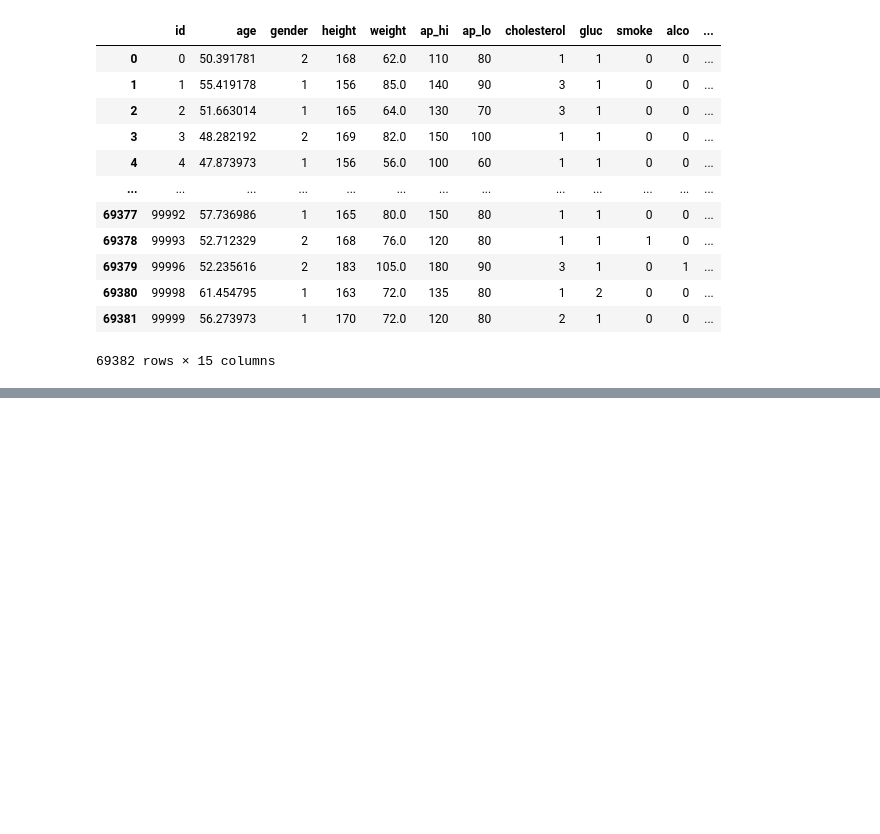
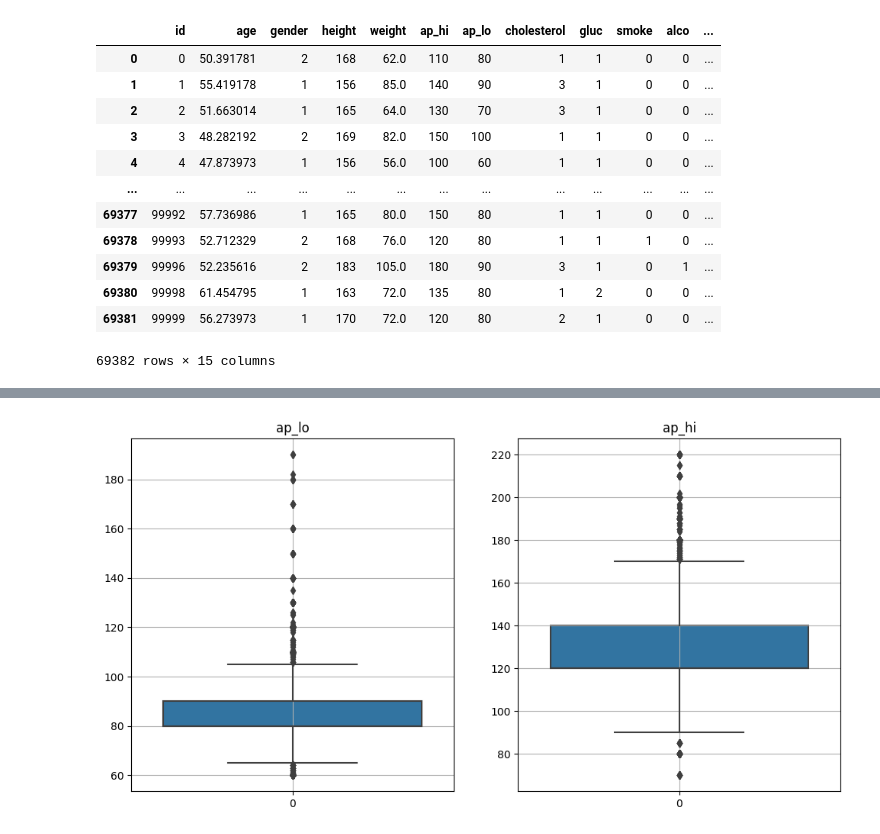
Before and after one commit to Razjoh/Machine-learning-Rasmus-Johansson, a Jupyter notebook: Labb/EDA_disease.ipynb, the cells around one changed output, grey strips where cells are left out. Saved outputs shown, nothing was run; the diff lists cells and outputs as text; code cells hidden in the pictures; blank space fills up the shorter version.

```diff
--- a/Labb/EDA_disease.ipynb
+++ b/Labb/EDA_disease.ipynb
@@ -416,0 +473,6 @@ df
+# %%
+# remove impossible lows
+df.drop(df.query("ap_hi < 70 | ap_lo < 60").index, inplace=True)
+# remove impossible highs
+df.drop(df.query("ap_hi > 220 | ap_lo > 200").index, inplace=True)
+df
@@ -416,0 +493,10 @@ df
+# %%
+fig, axes = plt.subplots(1,2, figsize=(12,6))
+
+title = ["ap_lo", "ap_hi"]
+
+for i, ax in enumerate(axes):
+    sns.boxplot(df[title[i]], ax=ax).set(title=title[i])
+    ax.grid()
+# %% [output]
+[figure, added]
```
Also changed, not shown: parts of 13 cells of this notebook.
